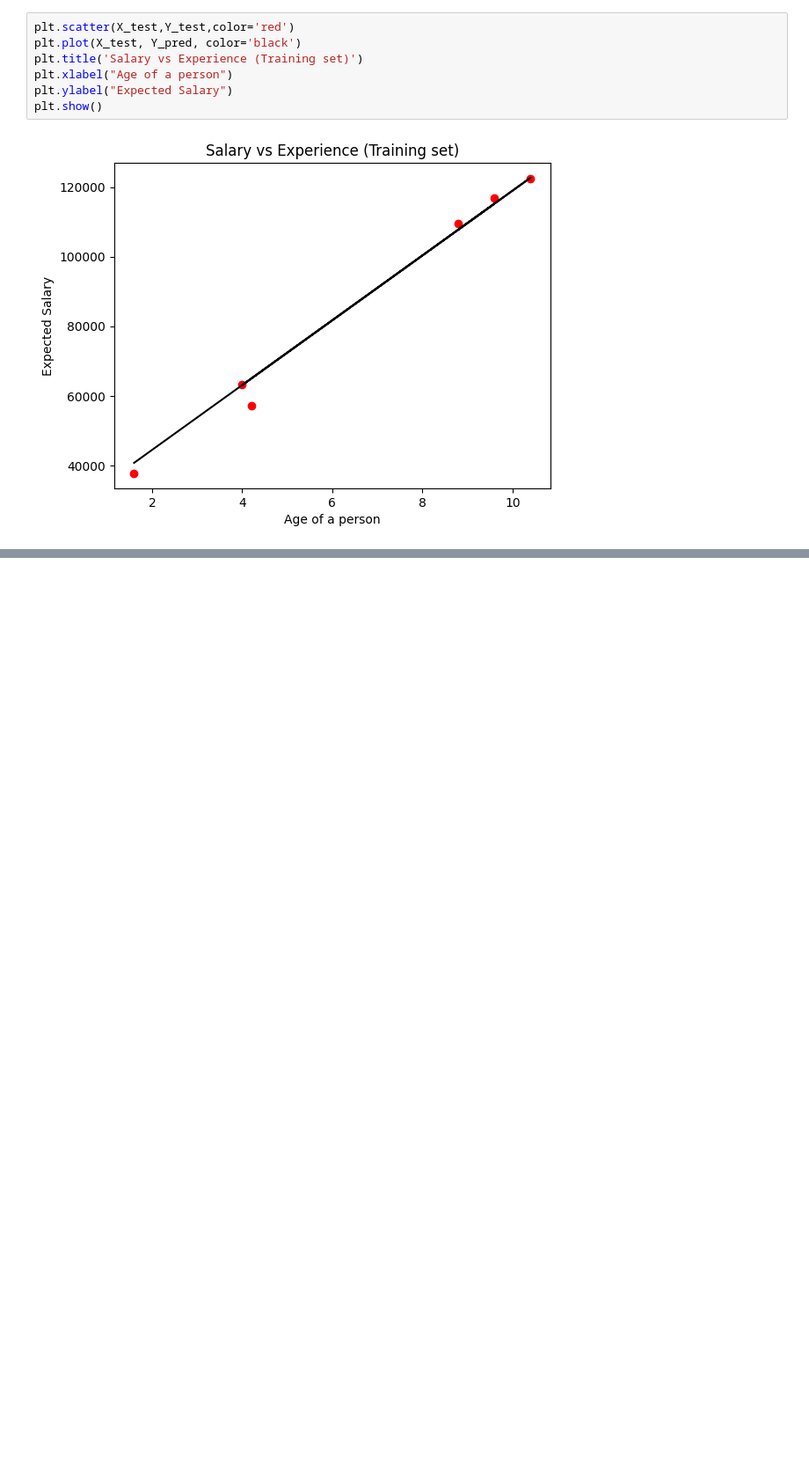
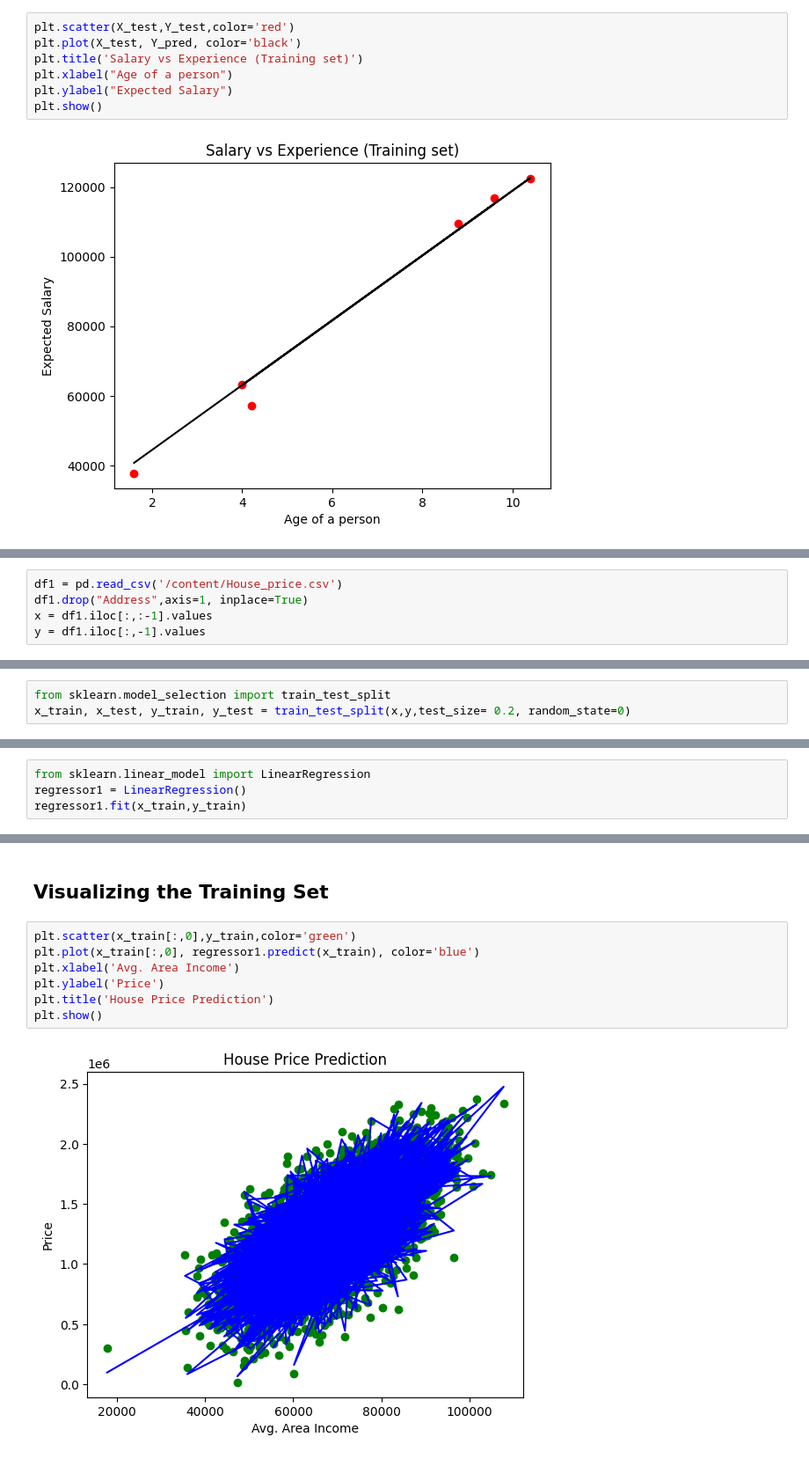
Before and after one commit to atharvadesai1/Datsets-Regressions-, a Jupyter notebook: regression_ml.ipynb, the cells around one changed output, grey strips where cells are left out. Shown at 88% size. Cells and saved outputs as stored; diff of their text form; blank space fills up the shorter version.

```diff
--- a/regression_ml.ipynb
+++ b/regression_ml.ipynb
@@ -55,0 +70,5 @@ plt.show()
+# %%
+df1 = pd.read_csv('/content/House_price.csv')
+df1.drop("Address",axis=1, inplace=True)
+x = df1.iloc[:,:-1].values
+y = df1.iloc[:,-1].values
@@ -55,0 +77,3 @@ plt.show()
+# %%
+from sklearn.model_selection import train_test_split
+x_train, x_test, y_train, y_test = train_test_split(x,y,test_size= 0.2, random_state=0)
@@ -55,0 +85,4 @@ plt.show()
+# %%
+from sklearn.linear_model import LinearRegression
+regressor1 = LinearRegression()
+regressor1.fit(x_train,y_train)
@@ -55,0 +105,11 @@ plt.show()
+# %% [markdown]
+## **Visualizing the Training Set**
+# %%
+plt.scatter(x_train[:,0],y_train,color='green')
+plt.plot(x_train[:,0], regressor1.predict(x_train), color='blue')
+plt.xlabel('Avg. Area Income')
+plt.ylabel('Price')
+plt.title('House Price Prediction')
+plt.show()
+# %% [output]
+[figure, added]
```
Also changed, not shown: parts of 29 cells of this notebook.
